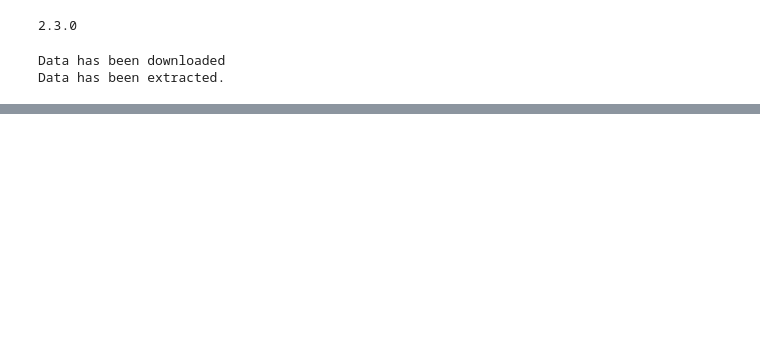
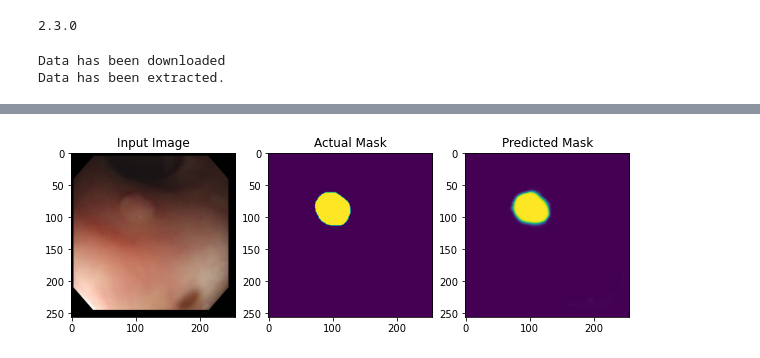
Before and after one commit to hwan27/aiffel, a Jupyter notebook: e/e27/Polyp_Detector.ipynb, the cells around one changed output, grey strips where cells are left out. Cells and saved outputs as stored; diff of their text form; code cells hidden in the pictures; blank space fills up the shorter version.

```diff
--- a/e/e27/Polyp_Detector.ipynb
+++ b/e/e27/Polyp_Detector.ipynb
@@ -59,0 +351,2 @@ Data has been extracted.
+# %%
+optimizer = tf.keras.optimizers.Adam()
@@ -59,0 +355,7 @@ Data has been extracted.
+# %%
+model = unet_model
+checkpoint_dir = os.path.join(DATASET_PATH, 'train_ckpt/unet_model')
+# %%
+model.compile(optimizer=optimizer, loss=bce_dice_loss, metrics=[dice_loss])
+predictions = model(tf.random.normal([batch_size, image_size, image_size, 3]))
+print(predictions.shape)
@@ -59,0 +403,18 @@ Data has been extracted.
+# %%
+def print_images():
+    for test_images, test_labels in test_dataset.take(1):
+        predictions = model(test_images, training=False)
+
+        plt.figure(figsize=(10, 20))
+        plt.subplot(1, 3, 1)
+        plt.imshow(test_images[0, :, :, :])
+        plt.title('Input Image')
+
+        plt.subplot(1, 3, 2)
+        plt.imshow(test_labels[0, :, :, 0])
+        plt.title('Actual Mask')
+
+        plt.subplot(1, 3, 3)
+        plt.imshow(predictions[0, :, :, 0])
+        plt.title('Predicted Mask')
+        plt.show()
@@ -59,0 +446,4 @@ Data has been extracted.
+# %%
+print_images()
+# %% [output]
+[figure, added]
```
Also changed, not shown: parts of 57 cells of this notebook.
